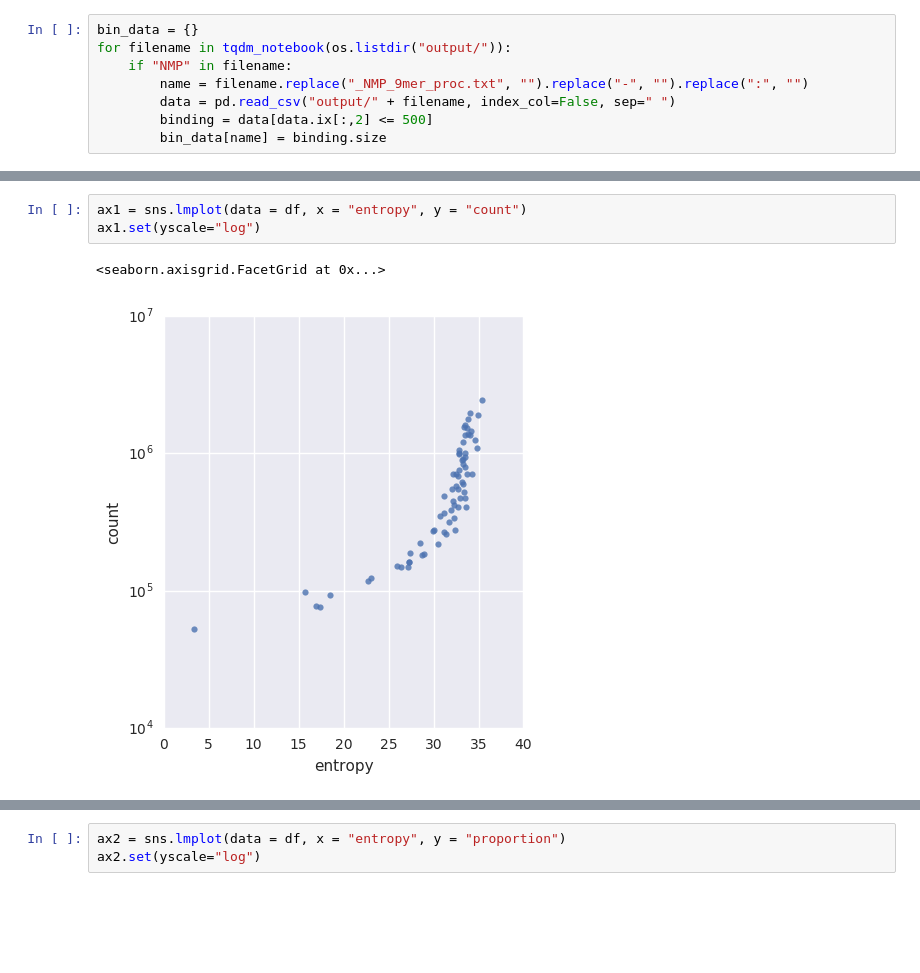
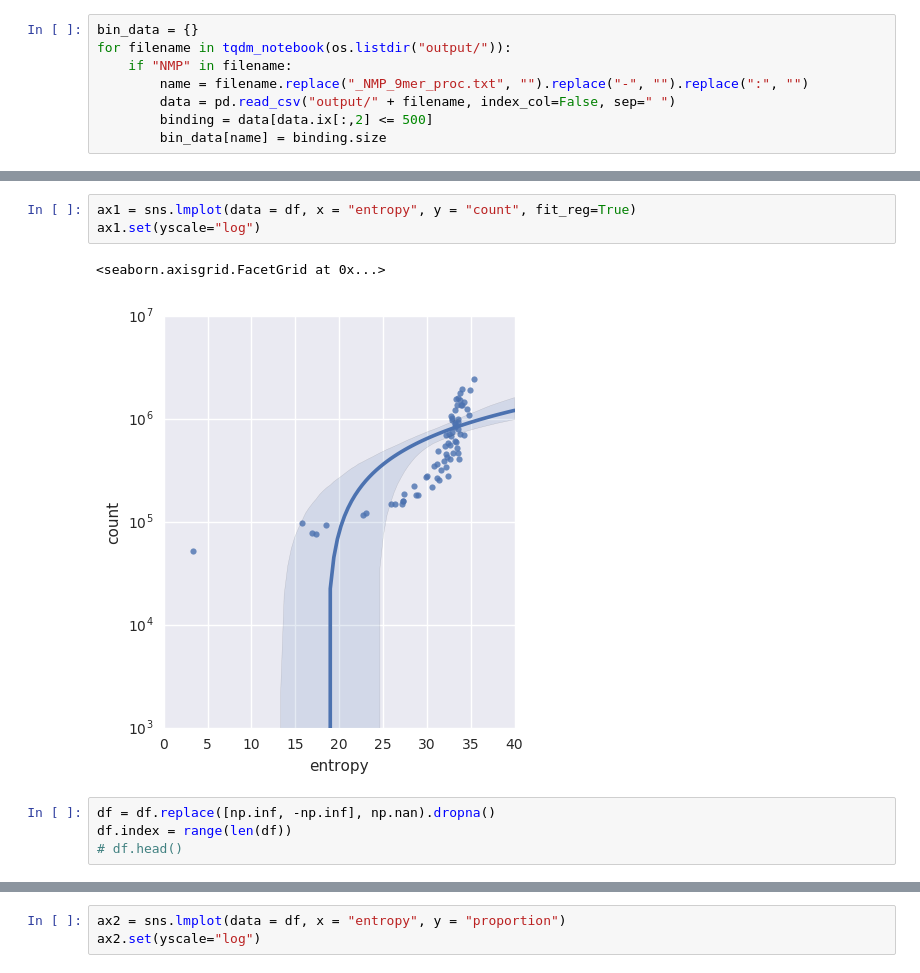
Before and after one commit to antigenomics/ipred, a Jupyter notebook: Allele_selection.ipynb, the cells around one changed output, grey strips where cells are left out. Saved outputs shown, nothing was run; the diff lists cells and outputs as text; blank space fills up the shorter version.

```diff
--- a/Allele_selection.ipynb
+++ b/Allele_selection.ipynb
@@ -346,6 +318,10 @@ df.head()
 # %%
-ax1 = sns.lmplot(data = df, x = "entropy", y = "count")
+ax1 = sns.lmplot(data = df, x = "entropy", y = "count", fit_reg=True)
 ax1.set(yscale="log")
 # %% [output]
 <seaborn.axisgrid.FacetGrid at 0x...>
-[figure, old version]
+[figure, new version]
+# %%
+df = df.replace([np.inf, -np.inf], np.nan).dropna()
+df.index = range(len(df))
+# df.head()
```
Also changed, not shown: parts of 5 cells of this notebook, 6 other files.
